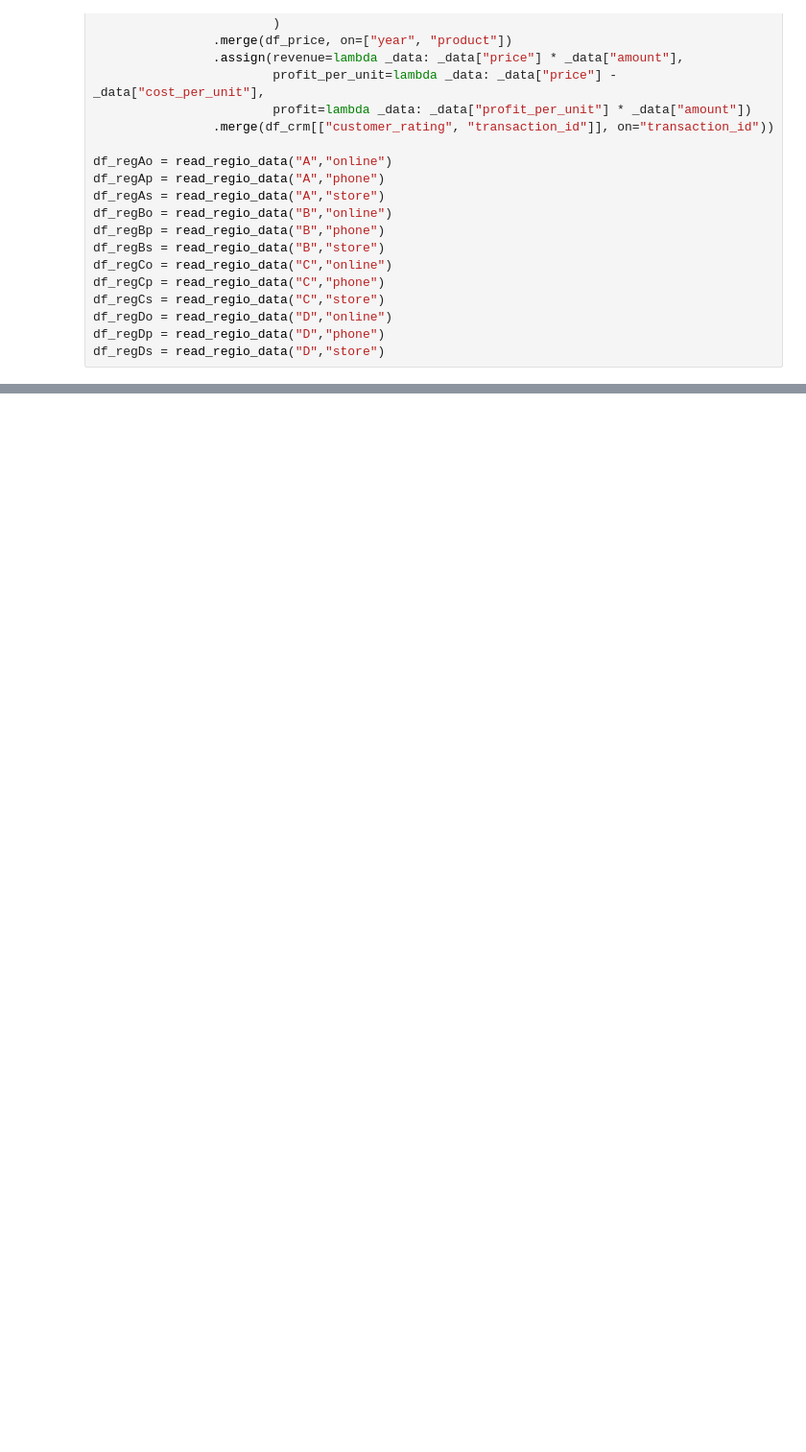
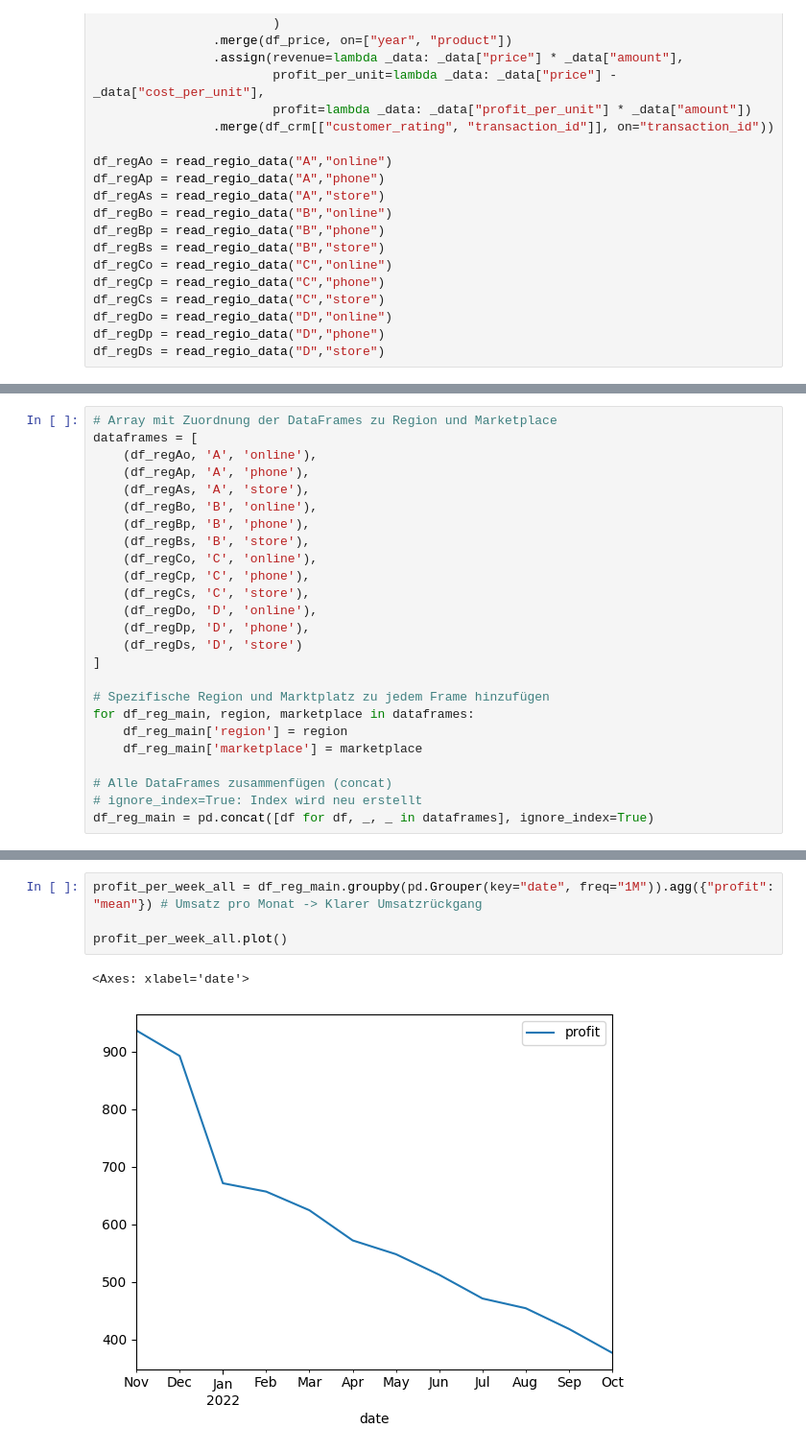
Before and after one commit to timstr97/business-analytics-case-study, a Jupyter notebook: sandbox/patrick/analyse_downtime.ipynb, the cells around one changed output, grey strips where cells are left out. Shown at 96% size. Drawn from its saved outputs; the diff is of its cells as text; blank space fills up the shorter version.

```diff
--- a/sandbox/patrick/analyse_downtime.ipynb
+++ b/sandbox/patrick/analyse_downtime.ipynb
@@ -92,0 +66,25 @@ df_regAo.describe()
+# %%
+# Array mit Zuordnung der DataFrames zu Region und Marketplace
+dataframes = [
+    (df_regAo, 'A', 'online'),
+    (df_regAp, 'A', 'phone'),
+    (df_regAs, 'A', 'store'),
+    (df_regBo, 'B', 'online'),
+    (df_regBp, 'B', 'phone'),
+    (df_regBs, 'B', 'store'),
+    (df_regCo, 'C', 'online'),
+    (df_regCp, 'C', 'phone'),
+    (df_regCs, 'C', 'store'),
+    (df_regDo, 'D', 'online'),
+    (df_regDp, 'D', 'phone'),
+    (df_regDs, 'D', 'store')
+]
+
+# Spezifische Region und Marktplatz zu jedem Frame hinzufügen
+for df_reg_main, region, marketplace in dataframes:
+    df_reg_main['region'] = region
+    df_reg_main['marketplace'] = marketplace
+
+# Alle DataFrames zusammenfügen (concat)
+# ignore_index=True: Index wird neu erstellt
+df_reg_main = pd.concat([df for df, _, _ in dataframes], ignore_index=True)
@@ -92,0 +144,7 @@ df_regAo.describe()
+# %%
+profit_per_week_all = df_reg_main.groupby(pd.Grouper(key="date", freq="1M")).agg({"profit": "mean"}) # Umsatz pro Monat -> Klarer Umsatzrückgang
+
+profit_per_week_all.plot()
+# %% [output]
+<Axes: xlabel='date'>
+[figure, added]
```
Also changed, not shown: parts of 15 cells of this notebook, 1 other file.
